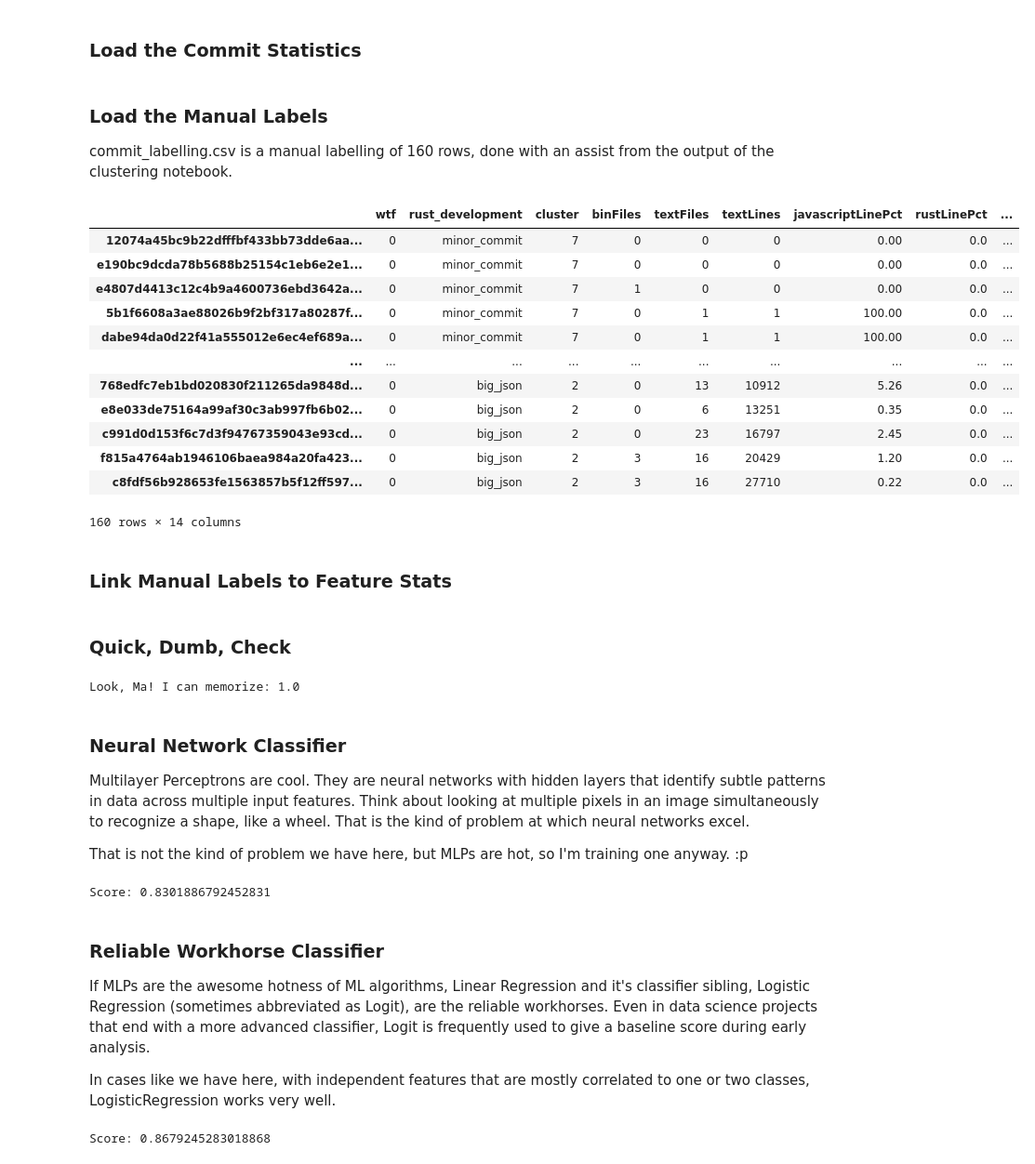
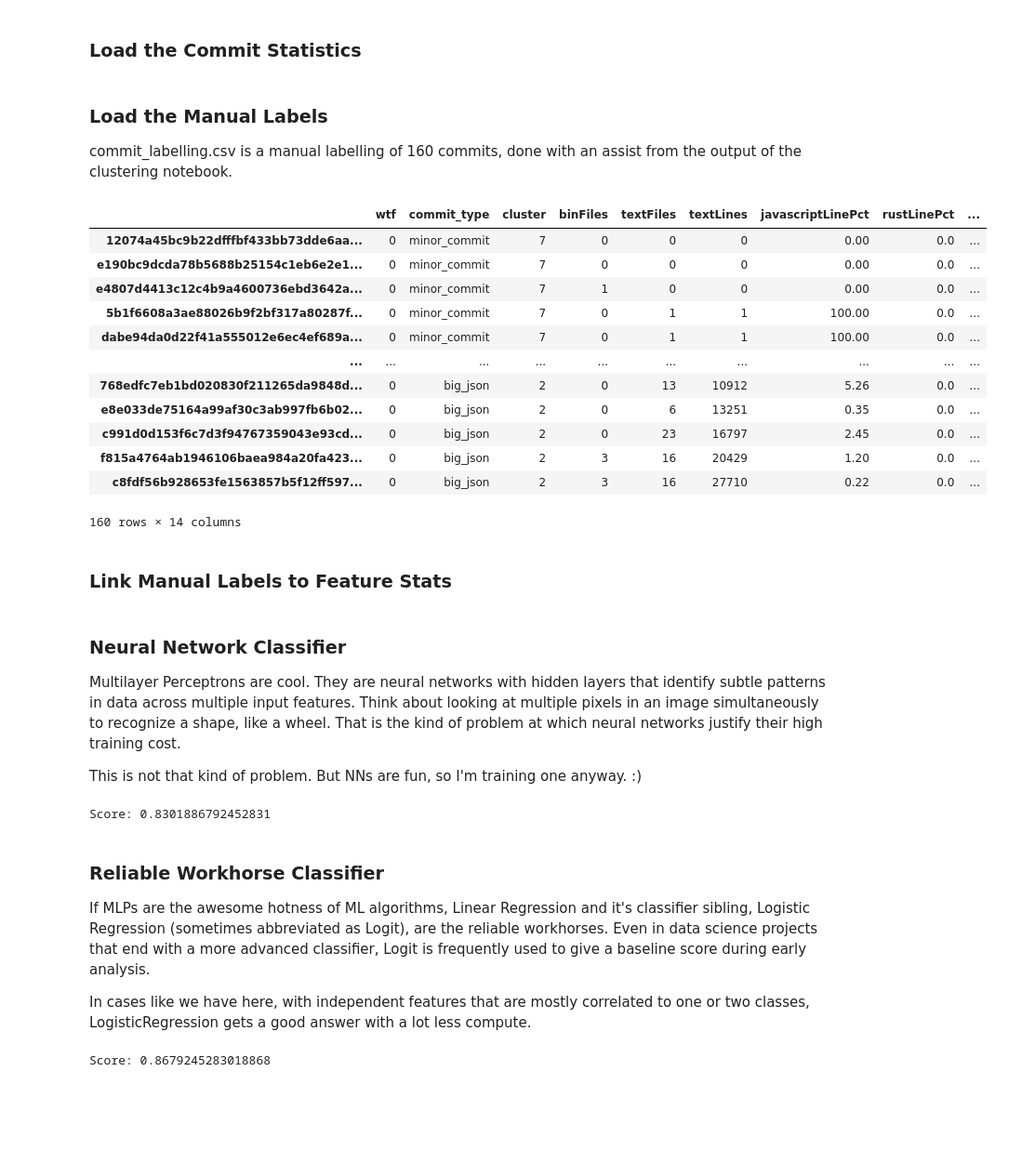
Before and after one commit to Deadman-DAO/Web3HackerNetwork, a Jupyter notebook: sandbox/notebooks/bob/commit_classification_4.ipynb, the cells around one changed output. Shown at 93% size. Cells and saved outputs as stored; diff of their text form; code cells hidden in the pictures; blank space fills up the shorter version.

```diff
--- a/sandbox/notebooks/bob/commit_classification_4.ipynb
+++ b/sandbox/notebooks/bob/commit_classification_4.ipynb
@@ -16,14 +17,15 @@ all_commit_logs = commit_stat_engineering.find_files('commit-stat.log.json', pro
 all_stats = commit_stat_engineering.get_stats_for_all_commits(all_commit_logs)
 # %% [markdown]
 ### Load the Manual Labels
-commit_labelling.csv is a manual labelling of 160 rows, done with an assist from the output of the clustering notebook.
+commit_labelling.csv is a manual labelling of 160 commits, done with an assist from the output of the clustering notebook.
 # %%
 import pandas as pd
 
-data_df = pd.read_csv(project_root_path + '/sandbox/data/bob/commit_labeling_2.csv', sep='\t', index_col=0)
+labeling_path = project_root_path + '/sandbox/data/bob/commit_labeling.csv'
+data_df = pd.read_csv(labeling_path, sep='\t', index_col=0)
 data_df
 # %% [output]
-|  | wtf | rust_development | cluster | binFiles | textFiles | textLines | javascriptLinePct | rustLinePct | ... |
+|  | wtf | commit_type | cluster | binFiles | textFiles | textLines | javascriptLinePct | rustLinePct | ... |
 | 12074a45bc9b22dfffbf433bb73dde6aa... | 0 | minor_commit | 7 | 0 | 0 | 0 | 0.00 | 0.0 | ... |
 | e190bc9dcda78b5688b25154c1eb6e2e1... | 0 | minor_commit | 7 | 0 | 0 | 0 | 0.00 | 0.0 | ... |
 | e4807d4413c12c4b9a4600736ebd3642a... | 0 | minor_commit | 7 | 1 | 0 | 0 | 0.00 | 0.0 | ... |
@@ -62,22 +63,8 @@ for commit_id, labelling_spreadsheet_row in data_df.iterrows():
     y.append(labelling_spreadsheet_row[1])
-# %% [markdown]
-### Quick, Dumb, Check
-# %%
-from sklearn.linear_model import LogisticRegression
-from sklearn.neural_network import MLPClassifier
-
-clf = MLPClassifier(solver='lbfgs', alpha=1e-5, max_iter=10000,
-                    hidden_layer_sizes=(20, 20), random_state = 1)
-clf.fit(X, y)
-score = clf.score(X, y)
-y_pred = clf.predict(X)
-print('Look, Ma! I can memorize: ' + str(score))
-# %% [output]
-Look, Ma! I can memorize: 1.0
 # %% [markdown]
 ### Neural Network Classifier
-Multilayer Perceptrons are cool. They are neural networks with hidden layers that identify subtle patterns in data across multiple input features. Think about looking at multiple pixels in an image simultaneously to recognize a shape, like a wheel. That is the kind of problem at which neural networks excel.
+Multilayer Perceptrons are cool. They are neural networks with hidden layers that identify subtle patterns in data across multiple input features. Think about looking at multiple pixels in an image simultaneously to recognize a shape, like a wheel. That is the kind of problem at which neural networks justify their high training cost.
 
-That is not the kind of problem we have here, but MLPs are hot, so I'm training one anyway. :p
+This is not that kind of problem. But NNs are fun, so I'm training one anyway. :)
 # %%
 from sklearn.model_selection import train_test_split
@@ -100,6 +86,6 @@ Score: 0.8301886792452831
 ### Reliable Workhorse Classifier
 If MLPs are the awesome hotness of ML algorithms, Linear Regression and it's classifier sibling, Logistic Regression (sometimes abbreviated as Logit), are the reliable workhorses. Even in data science projects that end with a more advanced classifier, Logit is frequently used to give a baseline score during early analysis.
 
-In cases like we have here, with independent features that are mostly correlated to one or two classes, LogisticRegression works very well.
+In cases like we have here, with independent features that are mostly correlated to one or two classes, LogisticRegression gets a good answer with a lot less compute.
 # %%
 from sklearn.linear_model import LogisticRegression
```
Also changed, not shown: parts of 6 cells of this notebook, 5 other files.
